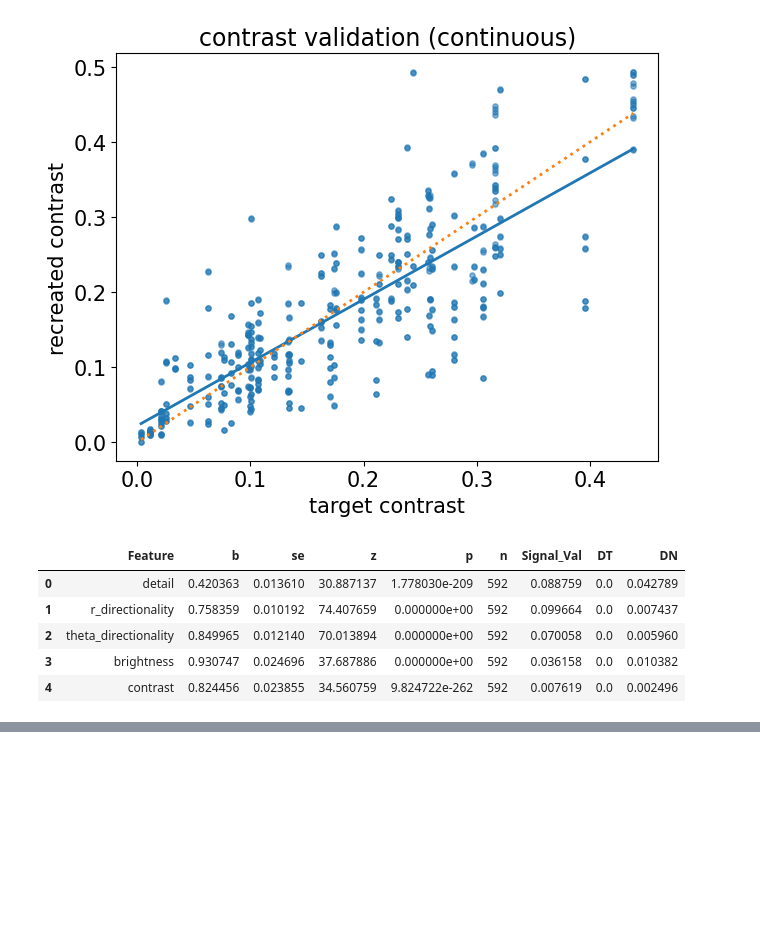
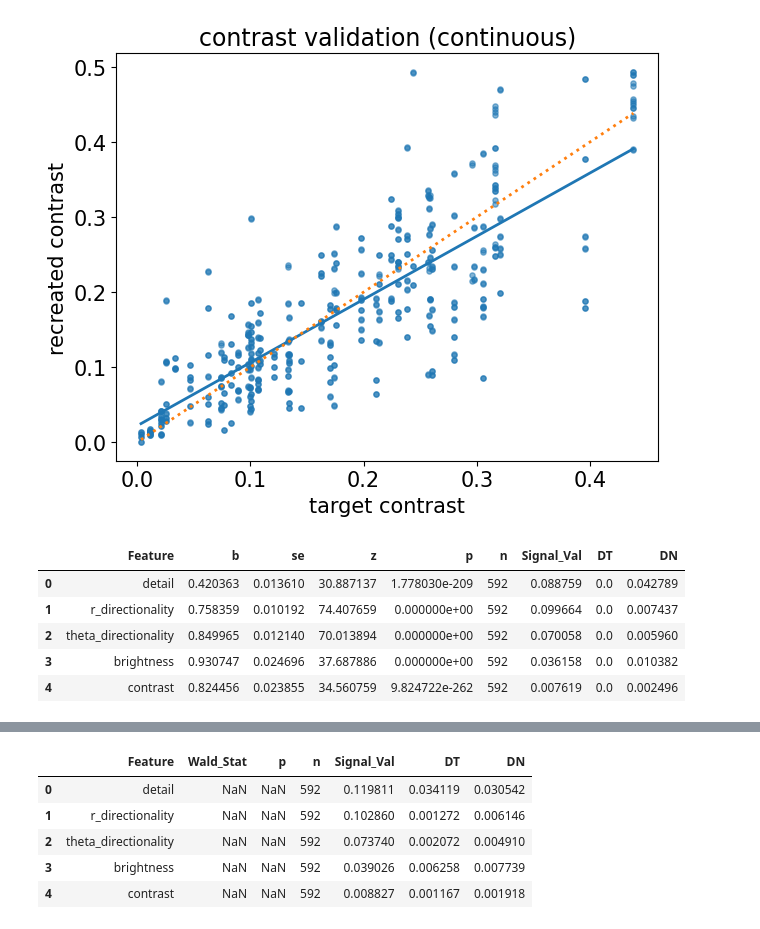
Before and after one commit to trevorhewitt/vizex_replication, a Jupyter notebook: 010_notebooks/030_feature_validation_analysis.ipynb, the cells around one changed output, grey strips where cells are left out. Saved outputs shown, nothing was run; the diff lists cells and outputs as text; code cells hidden in the pictures; blank space fills up the shorter version.

```diff
--- a/010_notebooks/030_feature_validation_analysis.ipynb
+++ b/010_notebooks/030_feature_validation_analysis.ipynb
@@ -395,3 +395,92 @@ vizex_validation_results, vizex_validation_dfs = run_vizex_validation(datasets)
 | 2 | theta_directionality | 0.849965 | 0.012140 | 70.013894 | 0.000000e+00 | 592 | 0.070058 | 0.0 | 0.005960 |
 | 3 | brightness | 0.930747 | 0.024696 | 37.687886 | 0.000000e+00 | 592 | 0.036158 | 0.0 | 0.010382 |
 | 4 | contrast | 0.824456 | 0.023855 | 34.560759 | 9.824722e-262 | 592 | 0.007619 | 0.0 | 0.002496 |
+# %%
+# ============================================================
+# VizEx validation (Categorical Model: Identity)
+# ============================================================
+
+def run_mixedlm_categorical(feature: str, df: pd.DataFrame):
+    """
+    MixedLM: recreation ~ C(condition_code), random intercept for participant.
+    Returns (mdf, wald_stat, p, signal_var, dt_var, dn_var).
+    """
+    rec_col = f"{feature}_rec"
+
+    # Fit using condition_code as a categorical fixed effect
+    md = smf.mixedlm(f"{rec_col} ~ C(condition_code)", df, groups=df["participant_code"])
+
+    methods = ["lbfgs", "bfgs", "cg", "powell", "nm"]
+    last = None
+    for meth in methods:
+        try:
+            mdf = md.fit(reml=False, method=meth, maxiter=2000, disp=False)
+            last = mdf
+            if getattr(mdf, "converged", False):
+                break
+        except Exception:
+            continue
+    if last is None:
+        raise RuntimeError(f"MixedLM fit failed for {feature} using all optimizers.")
+
+    mdf = last
+
+    # Inferential Stats: Omnibus Wald test for the categorical predictor
+    try:
+        wald = mdf.wald_test_terms()
+        stat = float(wald.table.loc["C(condition_code)", "statistic"])
+        p = float(wald.table.loc["C(condition_code)", "pvalue"])
+    except Exception:
+        stat, p = np.nan, np.nan
+
+    # Variance Components (Signal, DT, DN)
+    fixed_predict = md.predict(mdf.params)
+    signal_var = float(np.var(fixed_predict))
+    dt_var = float(mdf.cov_re.iloc[0, 0])
+    dn_var = float(mdf.scale)
+
+    return mdf, stat, p, signal_var, dt_var, dn_var
+
+# ---------- master runner (categorical) ----------
+
+def run_vizex_validation_categorical(datasets: dict):
+    features = [
+        ("detail",               "Normalised detail level"),
+        ("r_directionality",     "Normalised radial orientation"),
+        ("theta_directionality", "Normalised tangential orientation"),
+        ("brightness",           "Mean image brightness (0–1)"),
+        ("contrast",             "Mean image contrast (RMS)"),
+    ]
+
+    results = []
+    merged = {}
+
+    for feature, y_label in features:
+        df = prepare_data_vizex(feature, datasets)
+        merged[feature] = df
+
+        mdf, stat, p, signal_var, dt_var, dn_var = run_mixedlm_categorical(feature, df)
+
+        results.append({
+            "Feature": feature,
+            "Wald_Stat": stat, "p": p, "n": len(df),
+            "Signal_Val": signal_var,
+            "DT": dt_var,
+            "DN": dn_var
+        })
+
+        # Plot categorical only
+        plot_feature_categorical(feature, df, y_label=y_label)
+
+    results_df = pd.DataFrame(results)
+
+    # Save target table with a new name
+    os.makedirs("../015_tables", exist_ok=True)
+    results_df.to_csv("../015_tables/validation_results_categorical.csv", index=False)
+
+    display(results_df)
+    return results_df, merged
+
+# ---------------- RUN ----------------
+vizex_categorical_results, vizex_categorical_dfs = run_vizex_validation_categorical(datasets)
+# %% [output]
@@ -397,0 +492,6 @@ vizex_validation_results, vizex_validation_dfs = run_vizex_validation(datasets)
+|  | Feature | Wald_Stat | p | n | Signal_Val | DT | DN |
+| 0 | detail | NaN | NaN | 592 | 0.119811 | 0.034119 | 0.030542 |
+| 1 | r_directionality | NaN | NaN | 592 | 0.102860 | 0.001272 | 0.006146 |
+| 2 | theta_directionality | NaN | NaN | 592 | 0.073740 | 0.002072 | 0.004910 |
+| 3 | brightness | NaN | NaN | 592 | 0.039026 | 0.006258 | 0.007739 |
+| 4 | contrast | NaN | NaN | 592 | 0.008827 | 0.001167 | 0.001918 |
```
Also changed, not shown: parts of 1 cell of this notebook, 6 other files.
